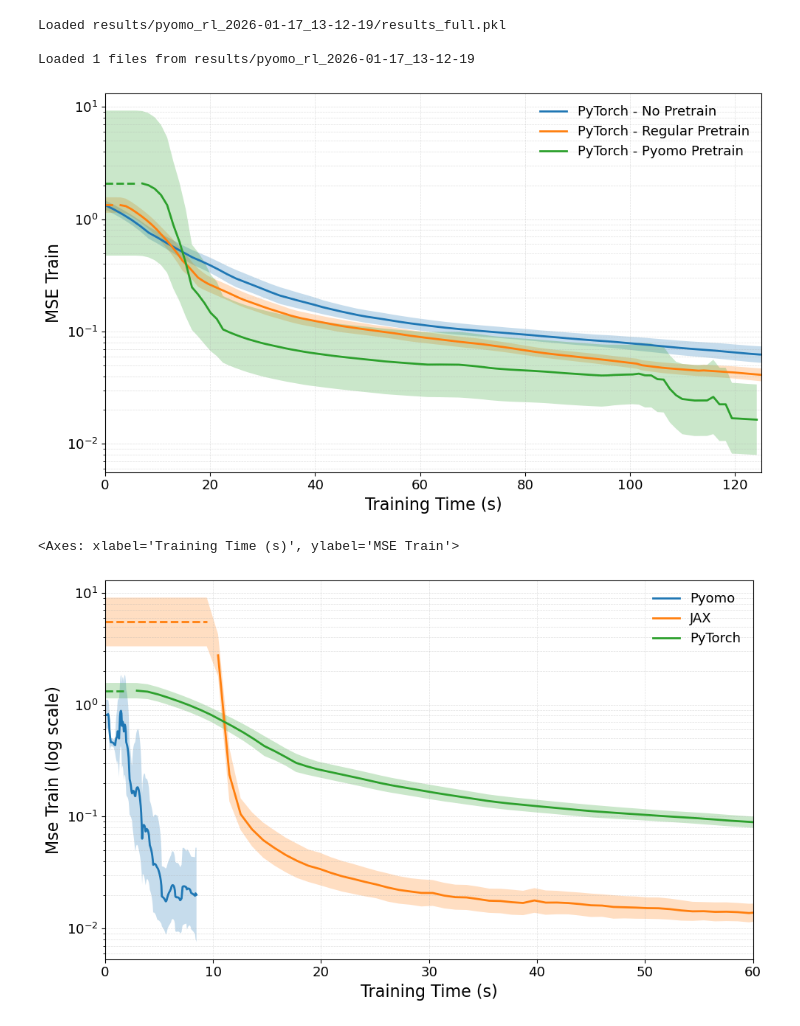
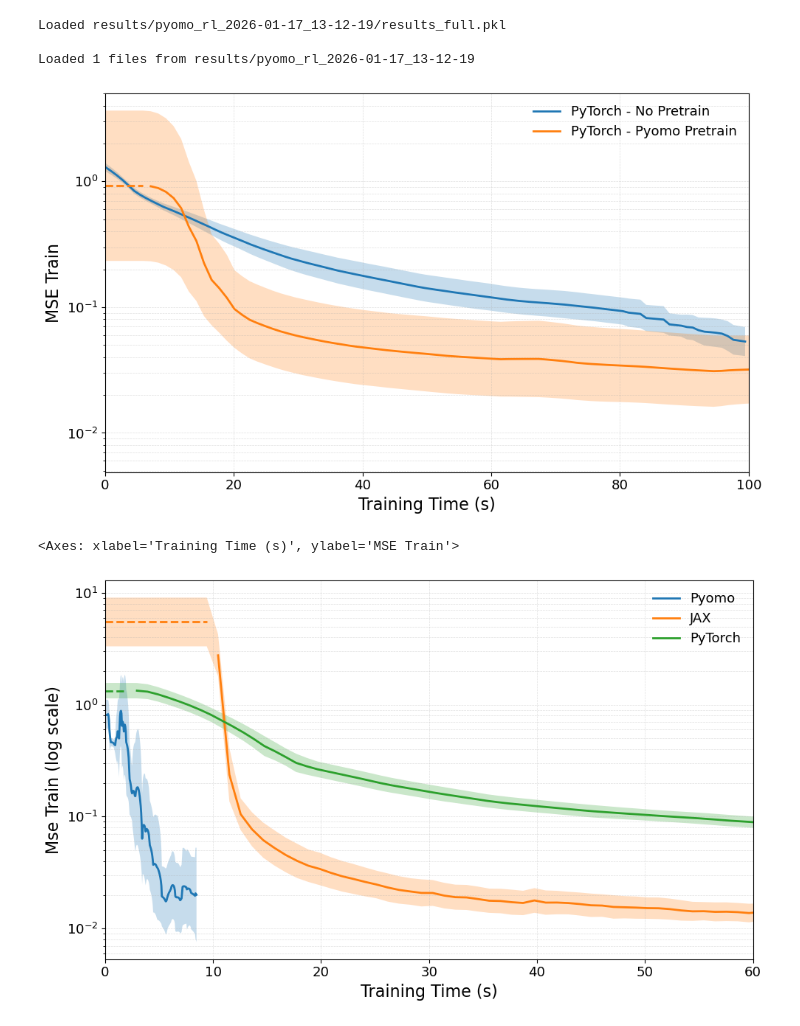
Before and after one commit to mariashapo/NODE, a Jupyter notebook: src/analysis/real_life/training_conv_rl.ipynb, the cells around one changed output. Cells and saved outputs as stored; diff of their text form; code cells hidden in the pictures.

Commit message:
Final pre-training experiments

```diff
--- a/src/analysis/real_life/training_conv_rl.ipynb
+++ b/src/analysis/real_life/training_conv_rl.ipynb
@@ -188,7 +188,10 @@ def load_pytorch_training_df(path) -> pd.DataFrame:
 # %%
 training_pytorch_df = load_pytorch_training_df("results/pytorch_rl_runs/pytorch_rl_2026-01-10_17-21-26/")
 training_pytorch_no_pretrain_df = load_pytorch_training_df("results/pytorch_rl_runs/pytorch_rl_2026-01-10_18-46-32/")
+
 training_pytorch_pyomo_pretrain_df = load_pytorch_training_df("results/pytorch_rl_2026-01-17_13-15-50/")
+training_pytorch_no_pretrain_df_2 = load_pytorch_training_df("results/pytorch_rl_2026-01-17_19-44-29")
+
 # training_pyomo_pretrain_df = load_pytorch_training_df("results/pyomo_rl_2026-01-16_21-58-38/")
 
 
@@ -199,6 +202,9 @@ pretraining_times = [i["result"]["solver_time"] for i in list(results_pyomo.valu
 for i in range(len(pretraining_times)):
     t = pretraining_times[i]
     training_pytorch_pyomo_pretrain_df.loc[training_pytorch_pyomo_pretrain_df['seed'] == i, 'time_elapsed'] += t
+
+seeds = list(training_pytorch_pyomo_pretrain_df.groupby("seed").first().sort_values("mse_train").iloc[:20].index)
+training_pytorch_pyomo_pretrain_df = training_pytorch_pyomo_pretrain_df[training_pytorch_pyomo_pretrain_df['seed'].isin(seeds)]
 # %% [output]
 Loaded results/pyomo_rl_2026-01-17_13-12-19/results_full.pkl
 
@@ -217,8 +223,8 @@ comparison_dfs_no_pretrain = {
     "PyTorch_no_pretrain": training_pytorch_no_pretrain_df}
 # %%
 comparison_df_pytorch = {
-    "PyTorch - No Pretrain": training_pytorch_no_pretrain_df,
-    "PyTorch - Regular Pretrain": training_pytorch_df,
+    "PyTorch - No Pretrain": training_pytorch_no_pretrain_df_2,
+    # "PyTorch - Regular Pretrain": training_pytorch_df,
     "PyTorch - Pyomo Pretrain": training_pytorch_pyomo_pretrain_df}
 # %%
 # plot_time_bands(
@@ -238,21 +244,21 @@ comparison_df_pytorch = {
 # %%
 plot_time_bands(
     comparison_df_pytorch,
     y_col="mse_train",  # or "mse_test"
     title="",
     logy=True,
     align_grid = False,
     figsize=(10, 6),
     label_fontsize=16,
     tick_fontsize=13,
     legend_fontsize=13,
     title_fontsize=16,
-    xlim =(0, 125),
+    xlim =(0, 100),
     y_label="MSE Train",
     tmax_quantile=1
 )
 # %% [output]
-[figure, old version]
+[figure, new version]
 <Axes: xlabel='Training Time (s)', ylabel='MSE Train'>
 # %%
 plot_time_bands(
```
Also changed, not shown: 3 other files.
